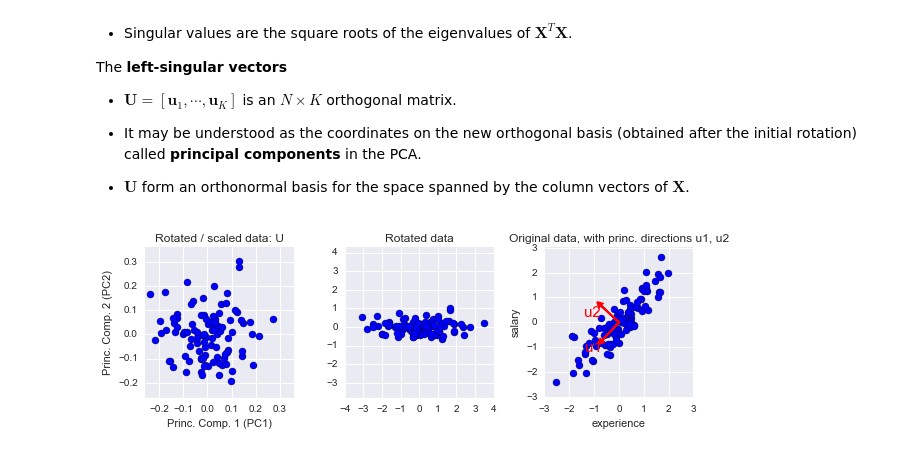
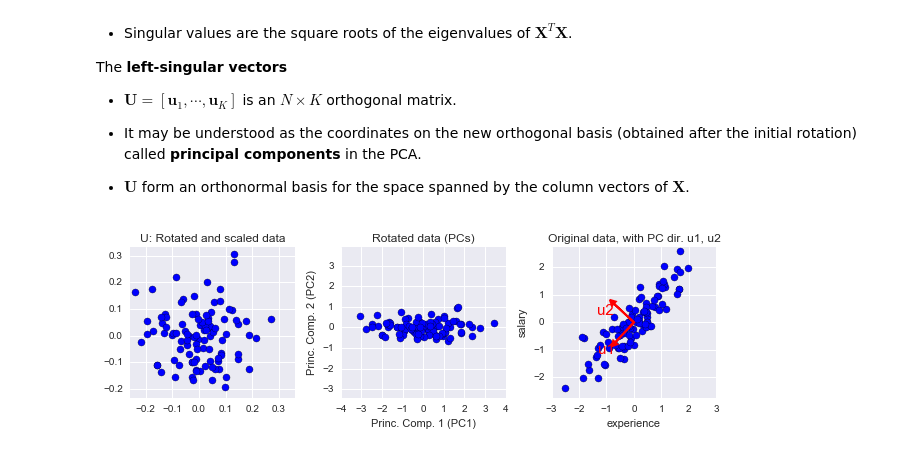
Before and after one commit to neurospin/pystatsml, a Jupyter notebook: notebooks/ml_dimensionality_reduction.ipynb, the cells around one changed output. Cells and saved outputs as stored; diff of their text form; code cells hidden in the pictures.

```diff
--- a/notebooks/ml_dimensionality_reduction.ipynb
+++ b/notebooks/ml_dimensionality_reduction.ipynb
@@ -118,43 +118,44 @@ U, s, Vh = scipy.linalg.svd(X, full_matrices=False)
 # s : The singular values, sorted in non-increasing order. Of shape (n_comps,),
 #     with n_comps = min(n_samples, n_features).
 #
 # Vh: Unitary matrix having right singular vectors as rows.
 #     Of shape (n_features, n_features) or (n_comps, n_features) depending
 # on full_matrices.
 
-
 plt.figure(figsize=(9, 3))
 
 plt.subplot(131)
-assert np.allclose(Xproj / s,  U)
 plt.scatter(U[:, 0], U[:, 1], s=50)
 plt.axis('equal')
-plt.title("Rotated / scaled data: U")
+plt.title("U: Rotated and scaled data")
+
+plt.subplot(132)
+
+# Project data
+PC = np.dot(X, Vh.T)
+plt.scatter(PC[:, 0], PC[:, 1], s=50)
+plt.axis('equal')
+plt.title("Rotated data (PCs)")
 plt.xlabel("Princ. Comp. 1 (PC1)")
 plt.ylabel("Princ. Comp. 2 (PC2)")
-
-plt.subplot(132)
-plt.scatter(Xproj[:, 0], Xproj[:, 1], s=50)
-plt.axis('equal')
-plt.title("Rotated data")
 
 plt.subplot(133)
 plt.scatter(X[:, 0], X[:, 1], s=50)
 for i in range(Vh.shape[0]):
     plt.arrow(x=0, y=0, dx=Vh[i, 0], dy=Vh[i, 1], head_width=0.2,
               head_length=0.2, linewidth=2, fc='r', ec='r')
     plt.text(Vh[i, 0], Vh[i, 1],'u%i' % (i+1), color="r", fontsize=15,
              horizontalalignment='right', verticalalignment='top')
 plt.axis('equal')
 plt.ylim(-4, 4)
 
-plt.title("Original data, with princ. directions u1, u2")
+plt.title("Original data, with PC dir. u1, u2")
 plt.xlabel("experience")
 plt.ylabel("salary")
 
 plt.tight_layout()
 # %% [output]
-[figure, old version]
+[figure, new version]
 # %% [markdown]
 ## Principal components analysis (PCA)
 
```
Also changed, not shown: parts of 3 cells of this notebook, 2 other files.
